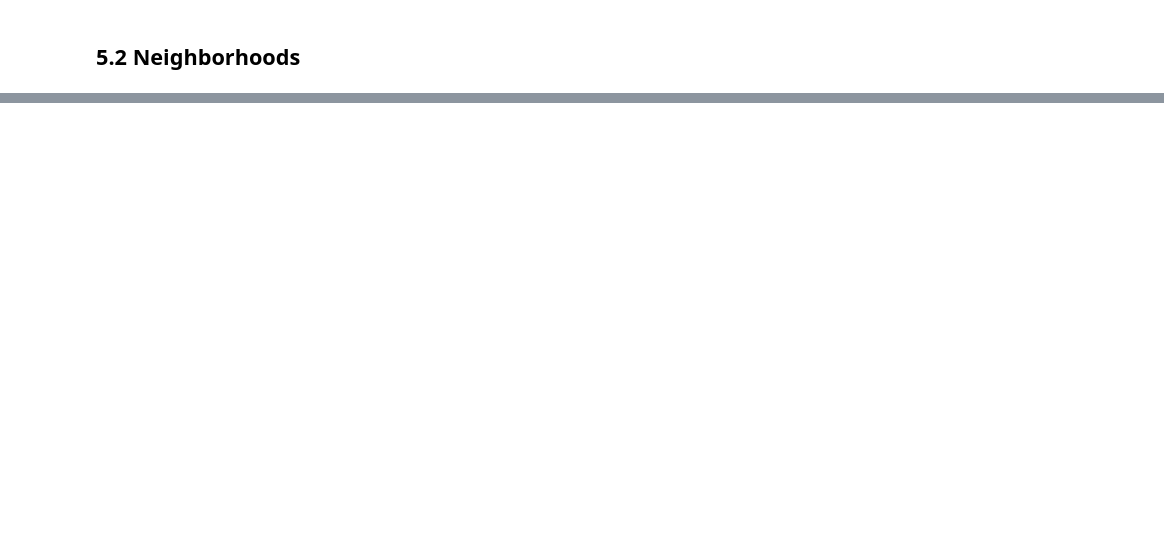
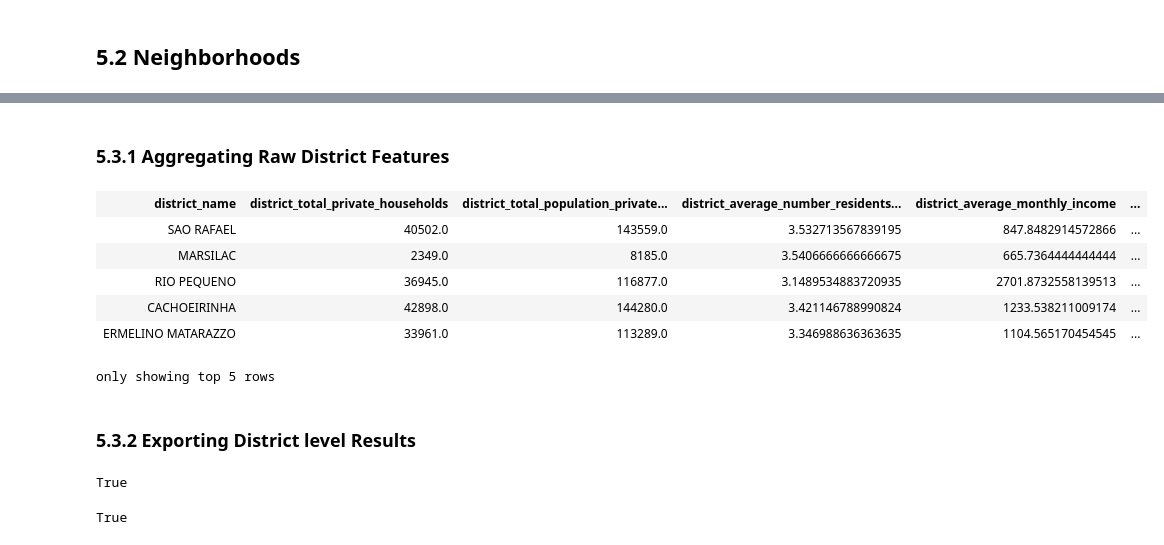
Before and after one commit to mateuspicanco/project-atlas-sao-paulo, a Jupyter notebook: notebooks/1.2 Data Prep - IBGE Census.ipynb, the cells around one changed output, grey strips where cells are left out. Saved outputs shown, nothing was run; the diff lists cells and outputs as text; code cells hidden in the pictures; blank space fills up the shorter version.

```diff
--- a/notebooks/1.2 Data Prep - IBGE Census.ipynb
+++ b/notebooks/1.2 Data Prep - IBGE Census.ipynb
@@ -1144,0 +1305,2 @@ only showing top 5 rows
+# %% [markdown]
+### 5.3.1 Aggregating Raw District Features
@@ -1144,0 +1428,50 @@ only showing top 5 rows
+# %%
+# adding the resulting dataframe to the SQL Context:
+df_ds_agg.createOrReplaceTempView("tb_district_features")
+
+# generating the final level of aggregation for the census features:
+Q_DS_GEOM = """
+SELECT
+    A.*,
+    B.geometry,
+    ST_Centroid(B.geometry) as district_centroid
+FROM tb_district_features as A
+LEFT JOIN tb_district as B
+ON A.district_name = B.district_name
+"""
+
+df_ds_final = spark.sql(Q_DS_GEOM)
+# %%
+# verifying the results:
+df_ds_final
+# %% [output]
+| district_name | district_total_private_households | district_total_population_private... | district_average_number_residents... | district_average_monthly_income | ... |
+| SAO RAFAEL | 40502.0 | 143559.0 | 3.532713567839195 | 847.8482914572866 | ... |
+| MARSILAC | 2349.0 | 8185.0 | 3.5406666666666675 | 665.7364444444444 | ... |
+| RIO PEQUENO | 36945.0 | 116877.0 | 3.1489534883720935 | 2701.8732558139513 | ... |
+| CACHOEIRINHA | 42898.0 | 144280.0 | 3.421146788990824 | 1233.538211009174 | ... |
+| ERMELINO MATARAZZO | 33961.0 | 113289.0 | 3.346988636363635 | 1104.565170454545 | ... |
+only showing top 5 rows
+# %% [markdown]
+### 5.3.2 Exporting District level Results
+# %%
+# save the results to the specified directory:
+DS_OUTPUT = f"districts/tb_district_census"
+PROCESSED_UNITS_OF_INTEREST = "../data/processed/sp_census/units_of_interest/"
+
+save_to_filesystem(
+    df_ds_final, PROCESSED_UNITS_OF_INTEREST, DS_OUTPUT, DS_OUTPUT + ".parquet"
+)
+# %% [output]
+True
+# %%
+# saving the results the results without geometries:
+DS_NO_GEO = f"districts/tb_district_census_no_geo"
+
+df_ds_no_geo = df_ds_final.drop("geometry", "district_centroid")
+
+save_to_filesystem(
+    df_ds_no_geo, PROCESSED_UNITS_OF_INTEREST, DS_NO_GEO, DS_NO_GEO + ".parquet"
+)
+# %% [output]
+True
```
Also changed, not shown: parts of 53 cells of this notebook, 1 other file.
